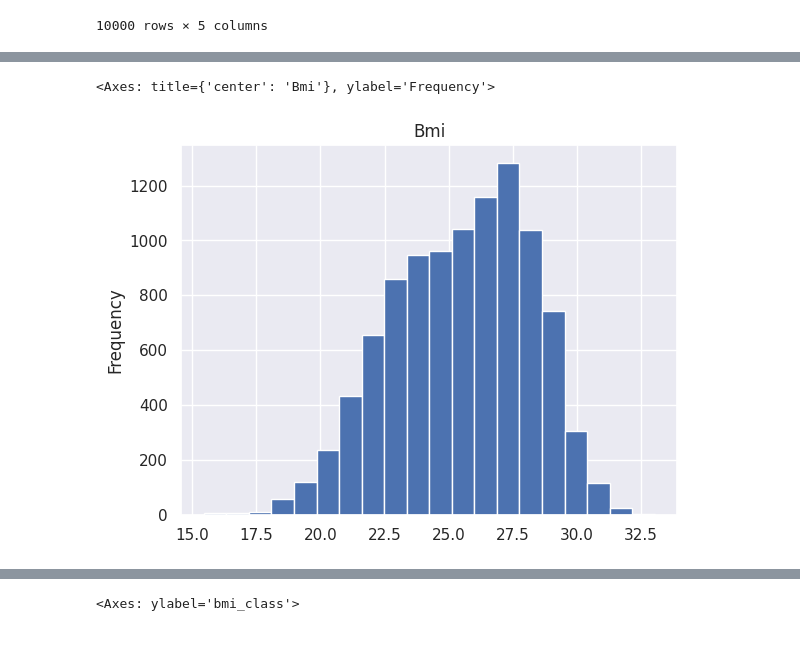
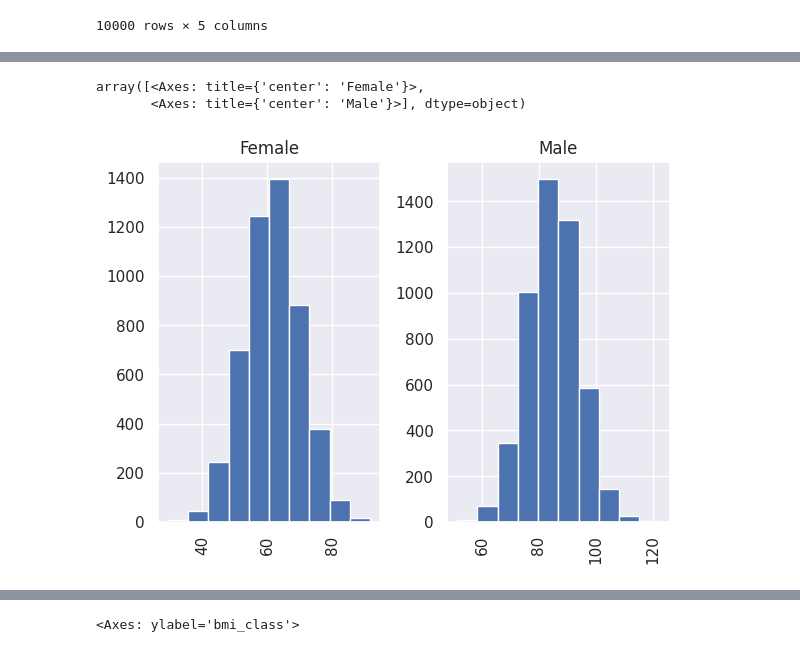
Before and after one commit to Ranjith5720/Classification_Models, a Jupyter notebook: Logistic_Regression.ipynb, the cells around one changed output, grey strips where cells are left out. Saved outputs shown, nothing was run; the diff lists cells and outputs as text; code cells hidden in the pictures.

```diff
--- a/Logistic_Regression.ipynb
+++ b/Logistic_Regression.ipynb
@@ -187,7 +181,8 @@ df1['Weight'].plot(kind='hist', bins=20, title='Weight')
-# %%
-# @title Bmi
-
-df1['bmi'].plot(kind='hist', bins=20, title='Bmi')
-# %% [output]
-<Axes: title={'center': 'Bmi'}, ylabel='Frequency'>
-[figure, removed]
+# %%
+# @title Weight Distribution by Gender
+
+df1.hist(column='Weight', by='Gender')
+# %% [output]
+array([<Axes: title={'center': 'Female'}>,
+       <Axes: title={'center': 'Male'}>], dtype=object)
+[figure, added]
```
Also changed, not shown: parts of 28 cells of this notebook.
